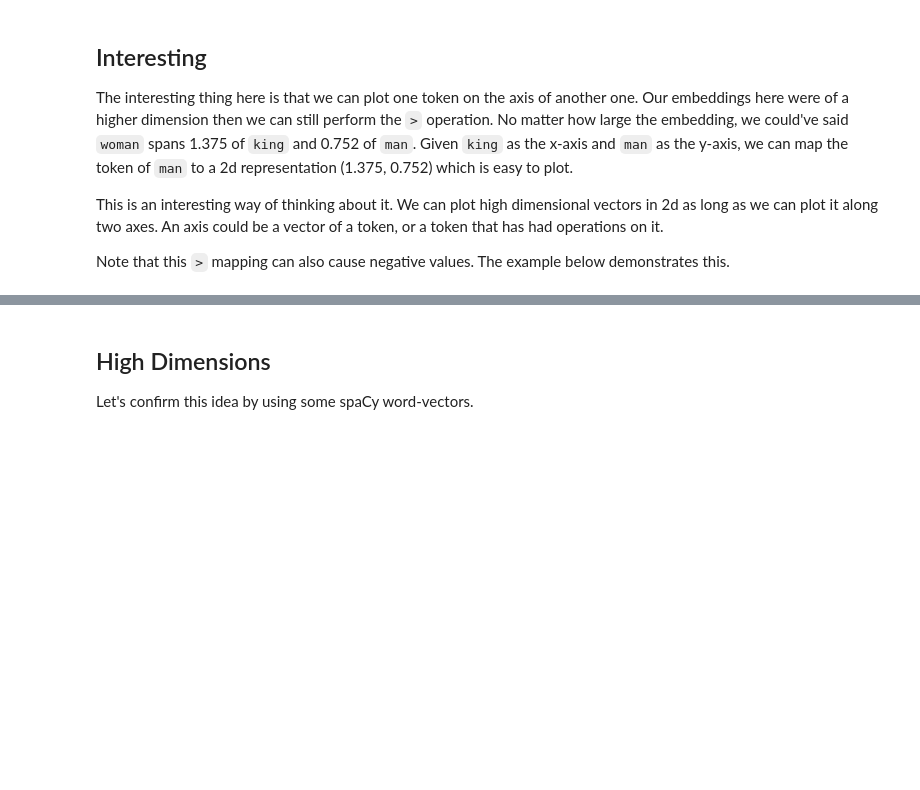
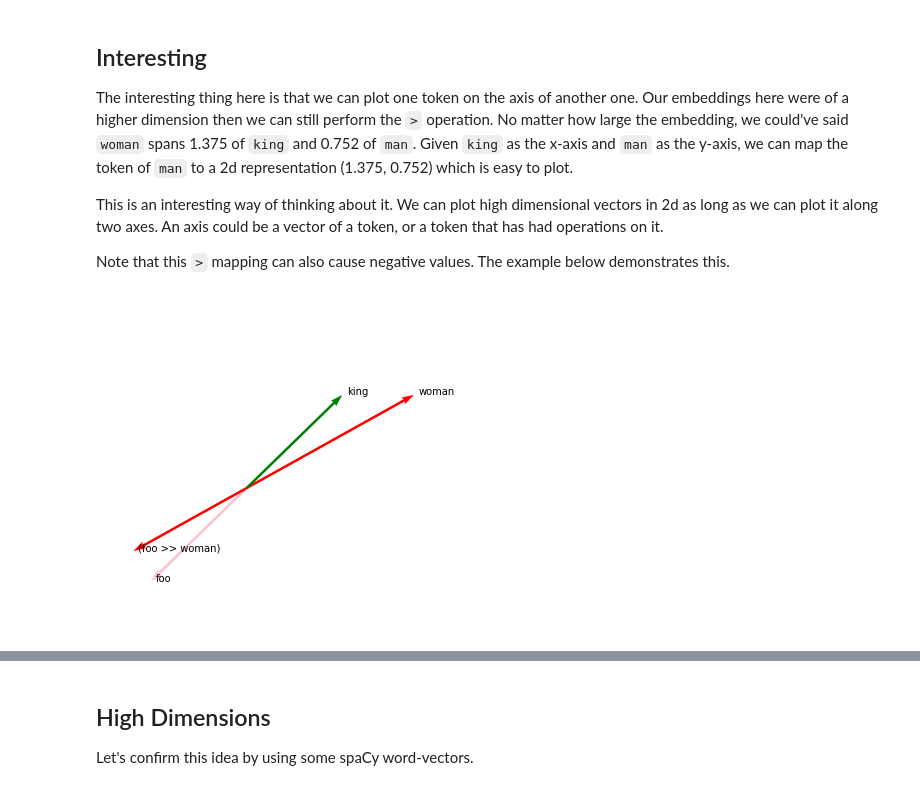
Before and after one commit to koaning/whatlies, a Jupyter notebook: notebooks/02-towards-embeddings.ipynb, the cells around one changed output, grey strips where cells are left out. Drawn from its saved outputs; the diff is of its cells as text; code cells hidden in the pictures; blank space fills up the shorter version.

```diff
--- a/notebooks/02-towards-embeddings.ipynb
+++ b/notebooks/02-towards-embeddings.ipynb
@@ -59,13 +68,15 @@ Note that this `>` mapping can also cause negative values. The example below dem
 # %%
 foo = Embedding("foo", [-0.2, -0.2])
 
 foo.plot(kind="arrow", color="pink")
 woman.plot(kind="arrow", color="red")
 king.plot(kind="arrow", color="green")
-(foo >> woman).plot(kind="arrow", color="red", show_operations=True)
+(foo >> woman).plot(kind="arrow", color="red", show_ops=True)
 
 plt.xlim(-.3, 0.4)
 plt.ylim(-.3, 0.4)
 plt.axis('off');
+# %% [output]
+[figure, added]
 # %%
 foo > woman
```
Also changed, not shown: parts of 11 cells of this notebook, 8 other files.
